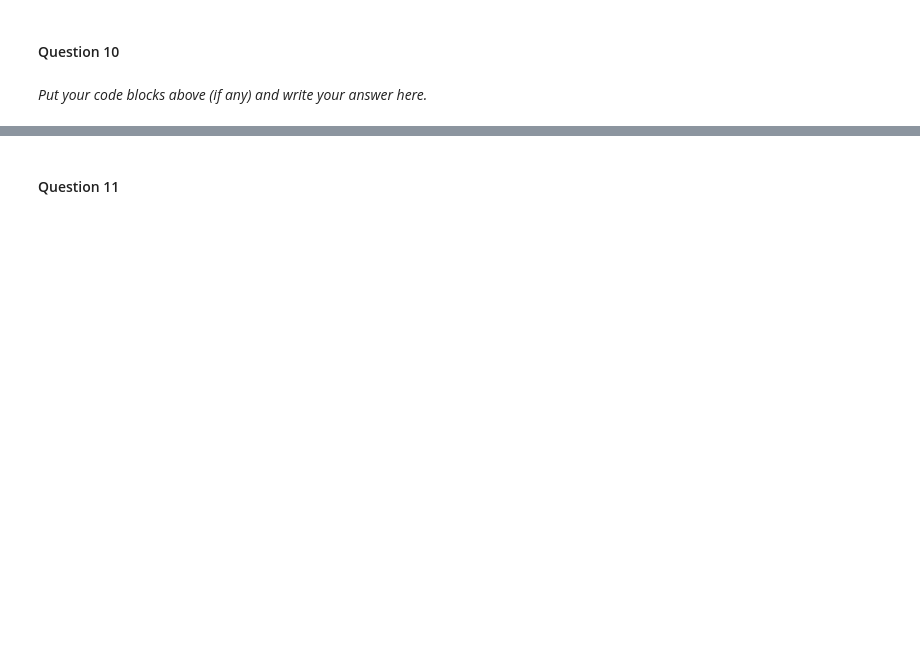
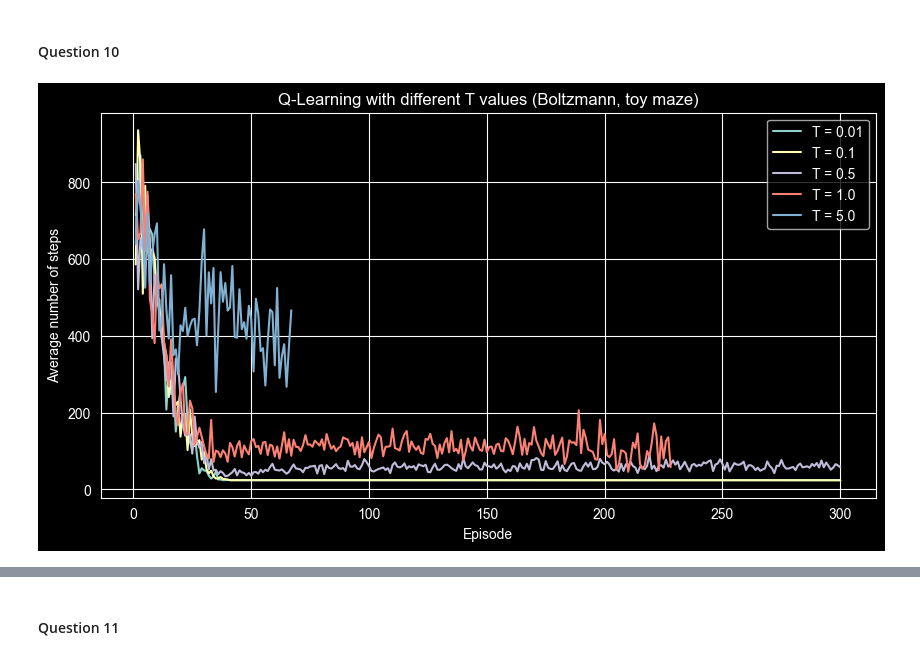
Before and after one commit to hkruis/Assignment_3, a Jupyter notebook: src/Main.ipynb, the cells around one changed output, grey strips where cells are left out. Saved outputs shown, nothing was run; the diff lists cells and outputs as text; code cells hidden in the pictures; blank space fills up the shorter version.

```diff
--- a/src/Main.ipynb
+++ b/src/Main.ipynb
@@ -357,6 +674,71 @@ _Write your answer here._
 # %% [markdown]
 #### Question 10
-# %% [markdown]
-
-
-_Put your code blocks above (if any) and write your answer here._
+# %%
+T_values = [0.01, 0.1, 0.5, 1.0, 5.0]
+
+params = {"lr": 0.7, "gamma": 0.9}
+
+plt.figure(figsize=(10, 5))
+
+for T in T_values:
+    # temporarily use Boltzmann instead of e-greedy
+    def train_boltzmann_run():
+        maze = Maze("./../data/toy_maze.txt")
+        maze.set_reward(x=9, y=9, reward=10)
+        maze.set_terminal(x=9, y=9)
+
+        agent = Agent(start_x=0, start_y=0)
+        states = maze.get_all_states()
+        actions = [Action(a) for a in ["up", "down", "left", "right"]]
+        q_table = QTable(states, actions)
+        exploration_strategy = ExplorationStrategy(q_table)
+        learner = QLearning(q_table, params)
+
+        episode_lengths = []
+        total_steps = 0
+
+        for _ in range(300):
+            if total_steps >= 30000:
+                break
+
+            agent.reset()
+            done = False
+
+            while not done and agent.nr_of_actions_since_reset < 1000:
+                if total_steps >= 30000:
+                    break
+
+                state = agent.get_state(maze)
+                action = exploration_strategy.boltzmann(agent, maze, temperature=T)
+
+                next_state, reward, done = agent.step(action, maze)
+                total_steps += 1
+
+                possible_actions = agent.get_valid_actions(maze)
+                learner.learn(possible_actions, state, action, next_state, reward, done)
+
+            episode_lengths.append(agent.nr_of_actions_since_reset)
+
+        return episode_lengths
+
+    all_runs = [train_boltzmann_run() for _ in range(10)]
+
+    max_len = max(len(run) for run in all_runs)
+    padded = np.full((10, max_len), np.nan)
+
+    for i, run in enumerate(all_runs):
+        padded[i, :len(run)] = run
+
+    mean_lengths = np.nanmean(padded, axis=0)
+
+    episodes = np.arange(1, len(mean_lengths) + 1)
+    plt.plot(episodes, mean_lengths, label=f"T = {T}")
+
+plt.xlabel("Episode")
+plt.ylabel("Average number of steps")
+plt.title("Q-Learning with different T values (Boltzmann, toy maze)")
+plt.legend()
+plt.grid(True)
+plt.show()
+# %% [output]
+[figure, added]
```
Also changed, not shown: parts of 24 cells of this notebook.
